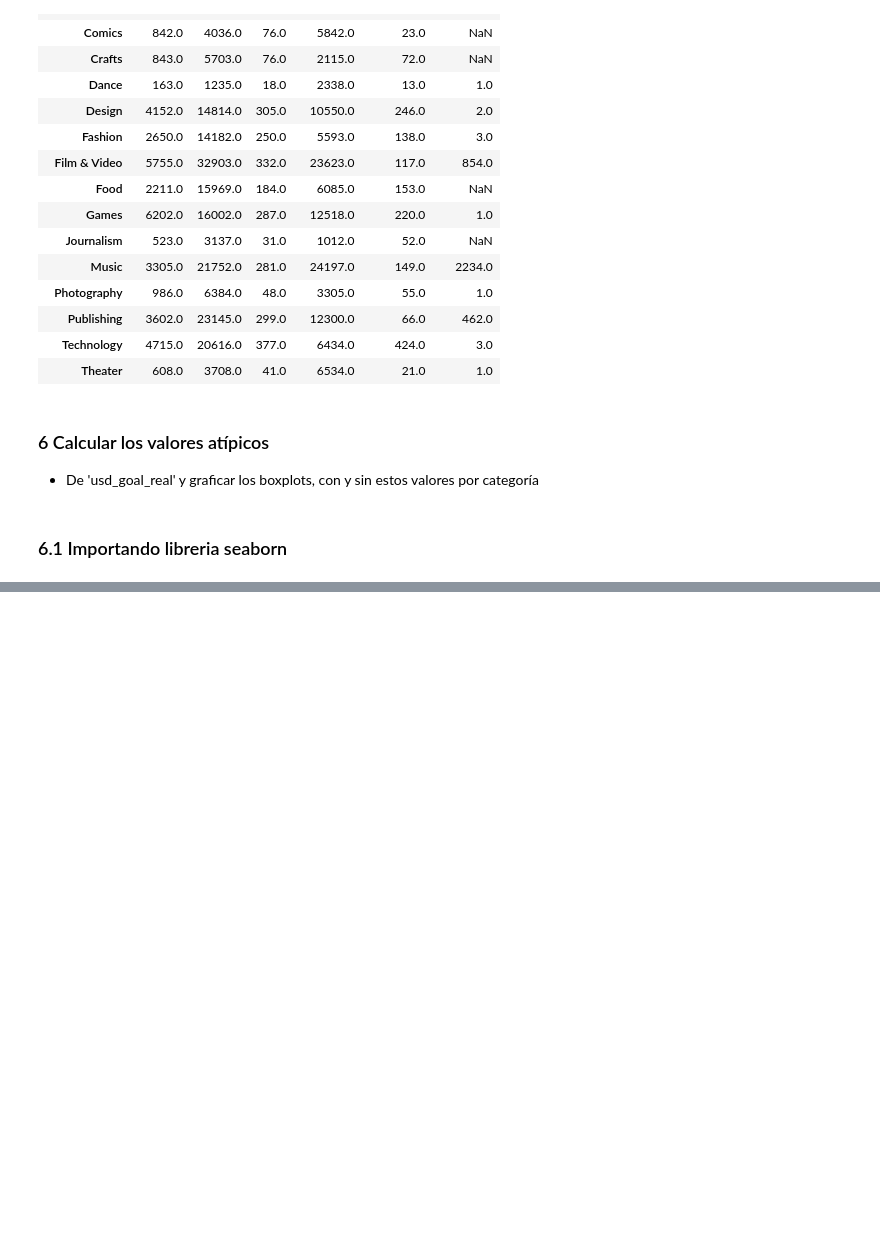
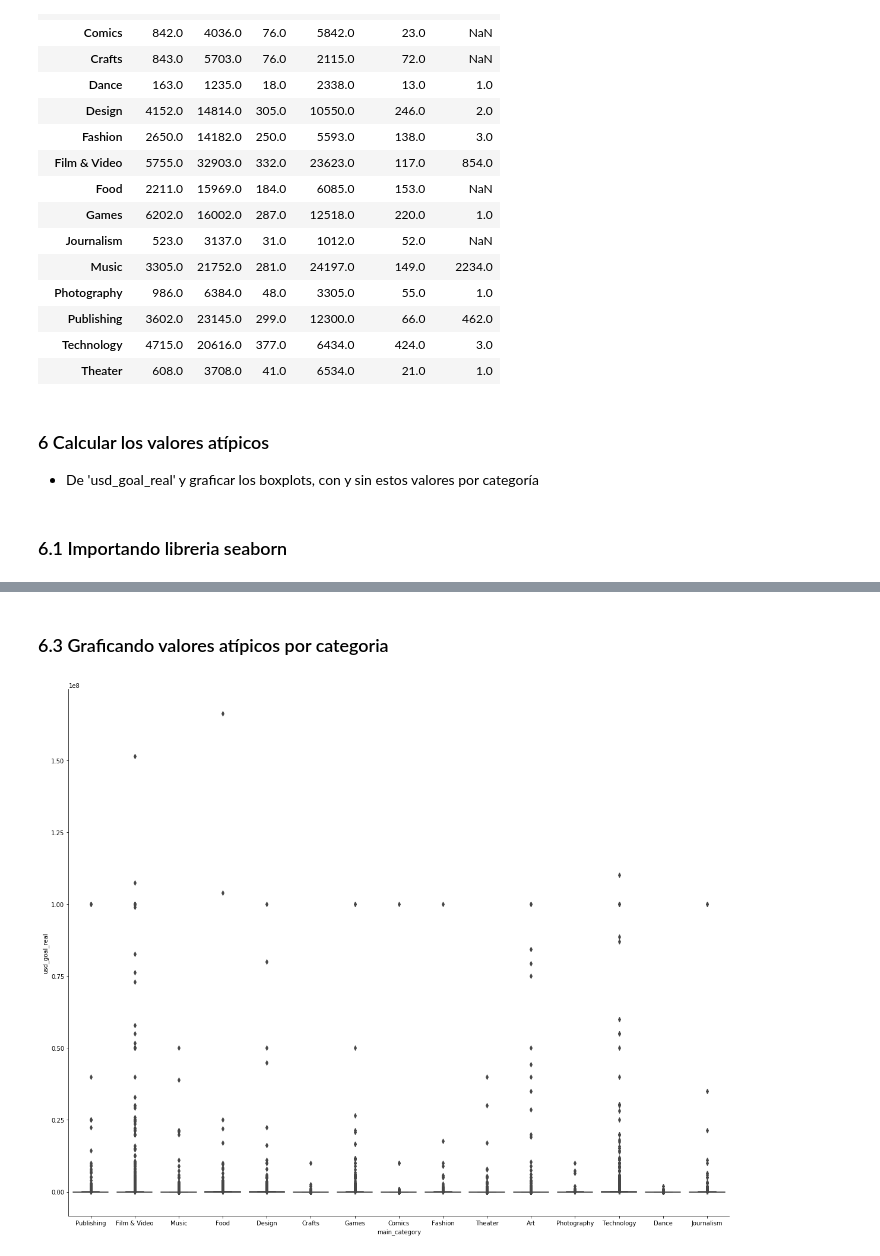
Before and after one commit to abernalc/diplodatos2019, a Jupyter notebook: AnalisisYCuracion/ejercicio3/ejercicio3.ipynb, the cells around one changed output, grey strips where cells are left out. Saved outputs shown, nothing was run; the diff lists cells and outputs as text; code cells hidden in the pictures; blank space fills up the shorter version.

```diff
--- a/AnalisisYCuracion/ejercicio3/ejercicio3.ipynb
+++ b/AnalisisYCuracion/ejercicio3/ejercicio3.ipynb
@@ -280,0 +282,7 @@ NameError: name 'plt' is not defined
+# %% [markdown]
+### 6.3 Graficando valores atípicos por categoria
+# %%
+grafico = seaborn.catplot(x="main_category",y="usd_goal_real",data=kickstarter_2018,kind="box")
+grafico.fig.set_size_inches((20,15))
+# %% [output]
+[figure, added]
```
Also changed, not shown: parts of 2 cells of this notebook.
